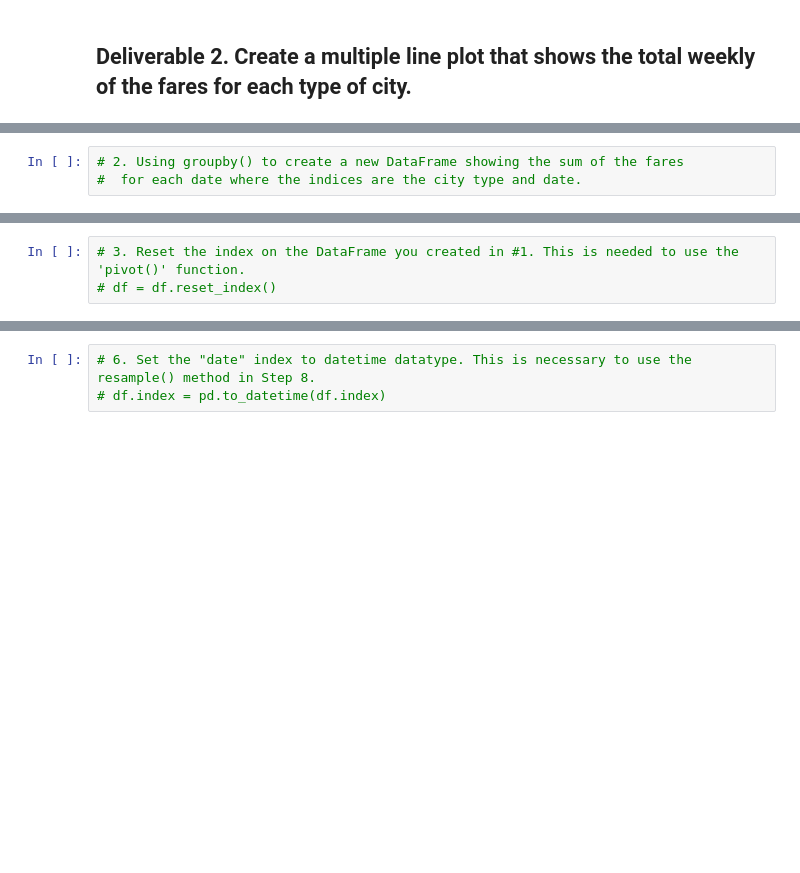
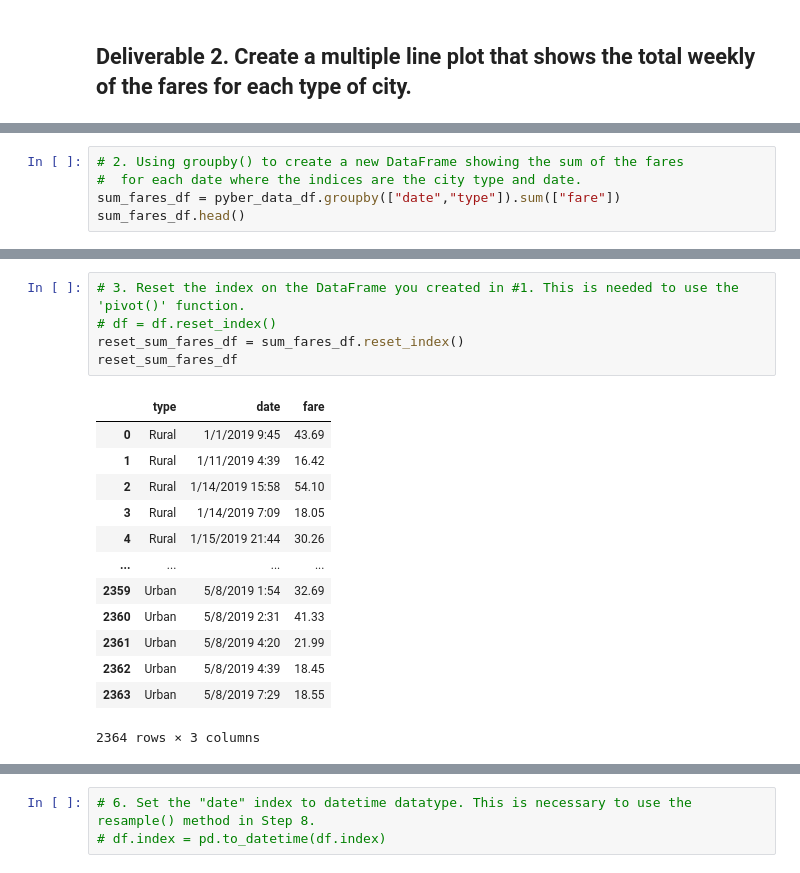
Before and after one commit to NicholasHenry246/PyBer_Analysis, a Jupyter notebook: PyBer_Challenge.ipynb, the cells around one changed output, grey strips where cells are left out. Cells and saved outputs as stored; diff of their text form; blank space fills up the shorter version.

```diff
--- a/PyBer_Challenge.ipynb
+++ b/PyBer_Challenge.ipynb
@@ -137,3 +138,5 @@ pyber_summary_df
 # %%
 # 2. Using groupby() to create a new DataFrame showing the sum of the fares
 #  for each date where the indices are the city type and date.
+sum_fares_df = pyber_data_df.groupby(["date","type"]).sum(["fare"])
+sum_fares_df.head()
@@ -140,6 +151,22 @@ pyber_summary_df
 # %%
 # 3. Reset the index on the DataFrame you created in #1. This is needed to use the 'pivot()' function.
 # df = df.reset_index()
+reset_sum_fares_df = sum_fares_df.reset_index()
+reset_sum_fares_df
+# %% [output]
+|  | type | date | fare |
+| 0 | Rural | 1/1/2019 9:45 | 43.69 |
+| 1 | Rural | 1/11/2019 4:39 | 16.42 |
+| 2 | Rural | 1/14/2019 15:58 | 54.10 |
+| 3 | Rural | 1/14/2019 7:09 | 18.05 |
+| 4 | Rural | 1/15/2019 21:44 | 30.26 |
+| ... | ... | ... | ... |
+| 2359 | Urban | 5/8/2019 1:54 | 32.69 |
+| 2360 | Urban | 5/8/2019 2:31 | 41.33 |
+| 2361 | Urban | 5/8/2019 4:20 | 21.99 |
+| 2362 | Urban | 5/8/2019 4:39 | 18.45 |
+| 2363 | Urban | 5/8/2019 7:29 | 18.55 |
+2364 rows × 3 columns
 # %%
 # 4. Create a pivot table with the 'date' as the index, the columns ='type', and values='fare'
 # to get the total fares for each type of city by the date.
```
Also changed, not shown: parts of 10 cells of this notebook.
